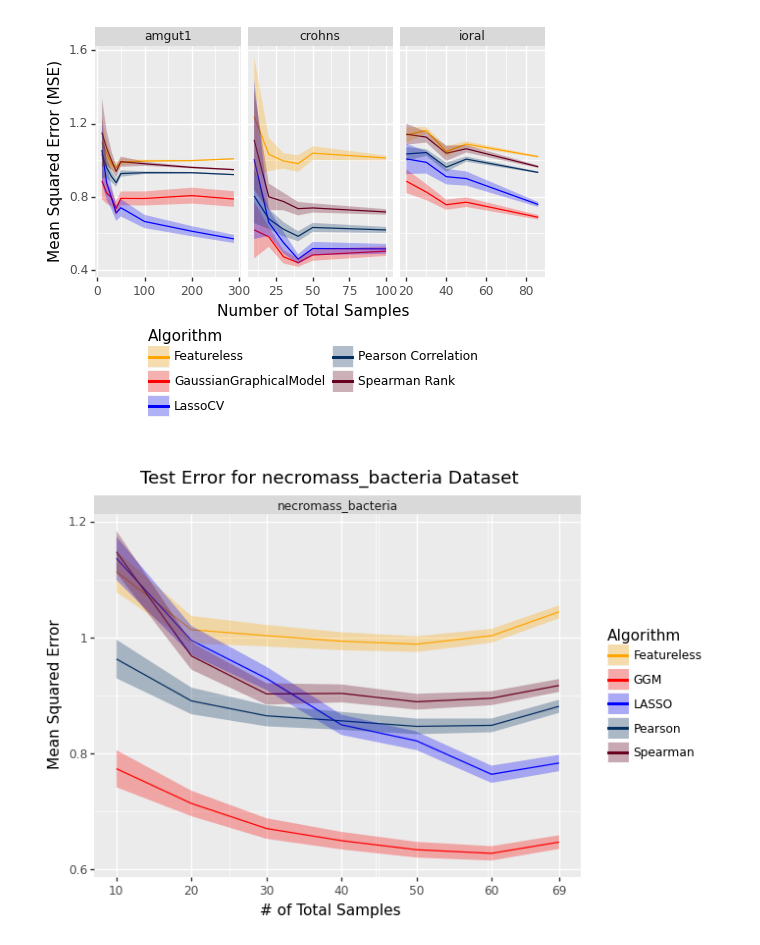
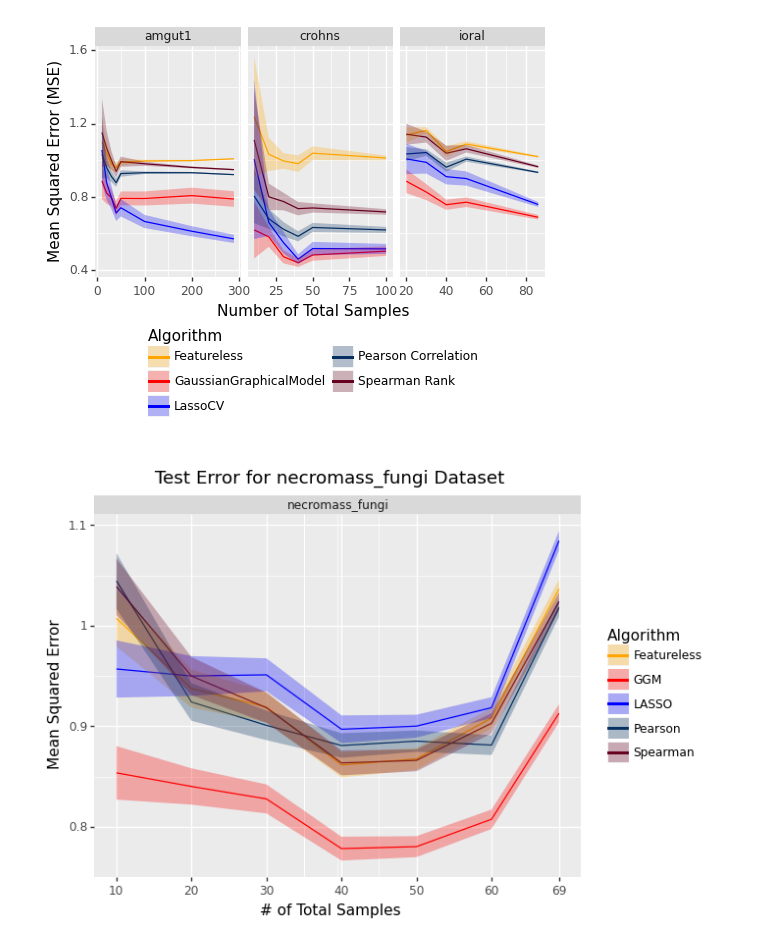
Before and after one commit to EngineerDanny/CS685-Microbe-Network-Research-Code, a Jupyter notebook: model_subsampling/results/analyze_results.ipynb, the cells around one changed output. Saved outputs shown, nothing was run; the diff lists cells and outputs as text; code cells hidden in the pictures.

```diff
--- a/model_subsampling/results/analyze_results.ipynb
+++ b/model_subsampling/results/analyze_results.ipynb
@@ -221,7 +221,8 @@ def test_error_graph(error_df):
                 sub_filtered_csv = filtered_csv[filtered_csv["Algorithm"] == algorithm]
                 # Get new dataframe with only the dataset and n_sample
                 mean_mse = sub_filtered_csv['Mean Squared Error'].mean()
-                std_mse = sub_filtered_csv['Mean Squared Error'].std() * 0.02
+                # std_mse = sub_filtered_csv['Mean Squared Error'].std() * 0.02
+                std_mse = sub_filtered_csv['Mean Squared Error'].std() * 0.01
                 mse_min = mean_mse - std_mse
                 mse_max = mean_mse + std_mse
 
@@ -254,31 +255,34 @@ def test_error_graph(error_df):
 # date_time = "2023-03-22_17:46"
 # date_time = "2023-03-22_18:45"
 # date_time = "2023-03-22_19:15"
 # date_time = "2023-04-03_18:15"
 # date_time = "2023-04-03_18:31"
 date_time = "2023-03-22_18:12"
 date_time = "2023-03-22_19:01"
 date_time = "2023-04-10_11:18"
 date_time = "2023-04-10_12:28"
 
 # date_time = "2023-04-10_17:47"
 date_time = "2023-04-10_15:31"
 date_time = "2023-05-29_12:40"
 date_time = "2023-06-21_17:26"
 date_time = "2023-06-21_19:01"
 date_time = "2023-06-28_13:01"
 # date_time = "2023-07-19_20:27"
 date_time = "2023-07-20_16:36"
+
 date_time = "2023-07-20_16:44"
+date_time = "2023-08-03_18:13"
+
 
 
 error_df = pd.read_csv(f"{root_results_dir}/{date_time}_results.csv")
 # error_df.loc[error_df['Algorithm'] == 'GuassianGraphicalMethod', 'Algorithm'] = 'GaussianGraphicalModel'
 
 # error_df.to_csv(f"{root_results_dir}/{date_time}_results.csv", index=False)
 # filter when `# of Total Samples` is 20, 40, 60, 80, 100
 # error_df = error_df[error_df["# of Total Samples"].isin([20, 40, 60, 80, 100])]
 
 test_error_graph(error_df)
 # %% [output]
-[figure, old version]
+[figure, new version]
```
Also changed, not shown: 7 other files.
